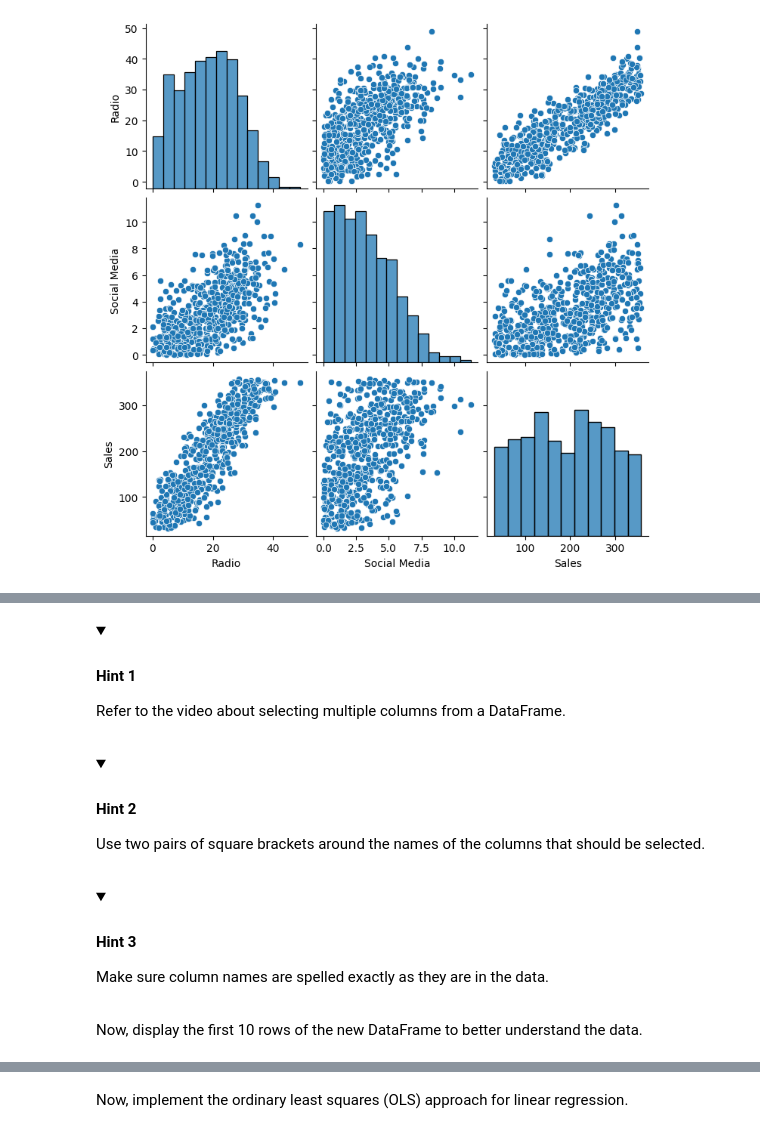
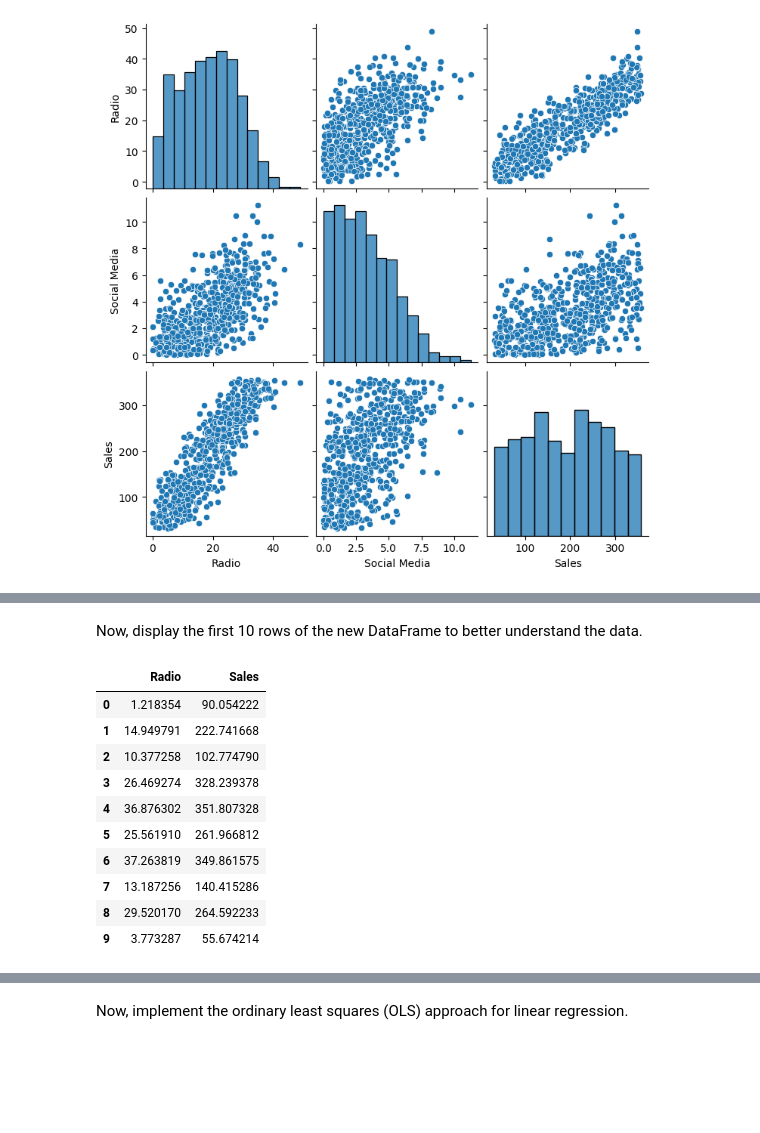
Before and after one commit to dyyland23-glitch/Marketing-sales-data, a Jupyter notebook: marketing_Run simple linear regression (2).ipynb, the cells around one changed output, grey strips where cells are left out. Drawn from its saved outputs; the diff is of its cells as text; code cells hidden in the pictures; folded sections open; blank space fills up the shorter version.

```diff
--- a/marketing_Run simple linear regression (2).ipynb
+++ b/marketing_Run simple linear regression (2).ipynb
@@ -331,27 +292,18 @@ Select only the columns that are needed for the model.
-# %% [markdown]
-<details>
-<summary><h4><strong>Hint 1</strong></h4></summary>
-
-Refer to the video about selecting multiple columns from a DataFrame.
-
-</details>
-# %% [markdown]
-<details>
-<summary><h4><strong>Hint 2</strong></h4></summary>
-
-  Use two pairs of square brackets around the names of the columns that should be selected.
-
-</details>
-# %% [markdown]
-<details>
-<summary><h4><strong>Hint 3</strong></h4></summary>
-
-  Make sure column names are spelled exactly as they are in the data.
-
-</details>
 # %% [markdown]
 Now, display the first 10 rows of the new DataFrame to better understand the data.
 # %%
 # Display first 10 rows of the new DataFrame.
 
-### YOUR CODE HERE ###
+ols_data.head(10)
+# %% [output]
+|  | Radio | Sales |
+| 0 | 1.218354 | 90.054222 |
+| 1 | 14.949791 | 222.741668 |
+| 2 | 10.377258 | 102.774790 |
+| 3 | 26.469274 | 328.239378 |
+| 4 | 36.876302 | 351.807328 |
+| 5 | 25.561910 | 261.966812 |
+| 6 | 37.263819 | 349.861575 |
+| 7 | 13.187256 | 140.415286 |
+| 8 | 29.520170 | 264.592233 |
+| 9 | 3.773287 | 55.674214 |
```
Also changed, not shown: parts of 32 cells of this notebook.
